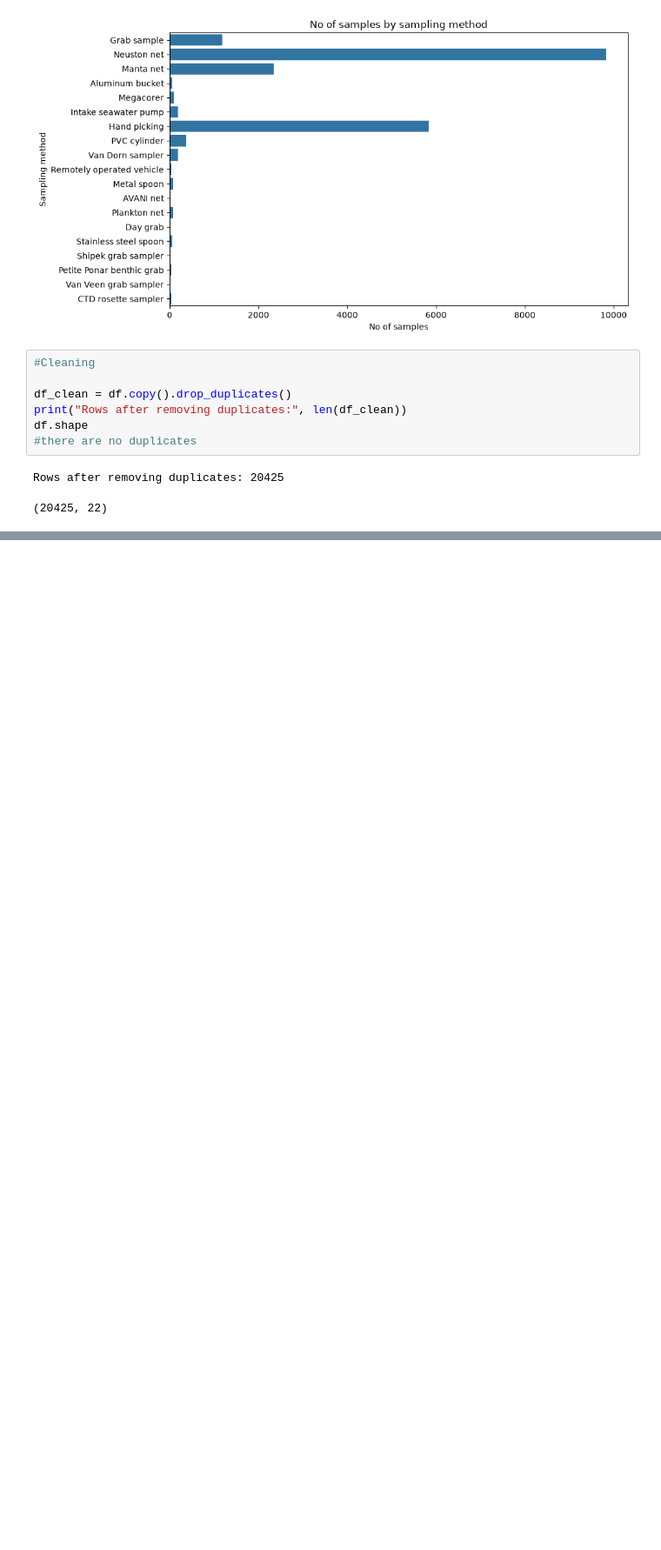
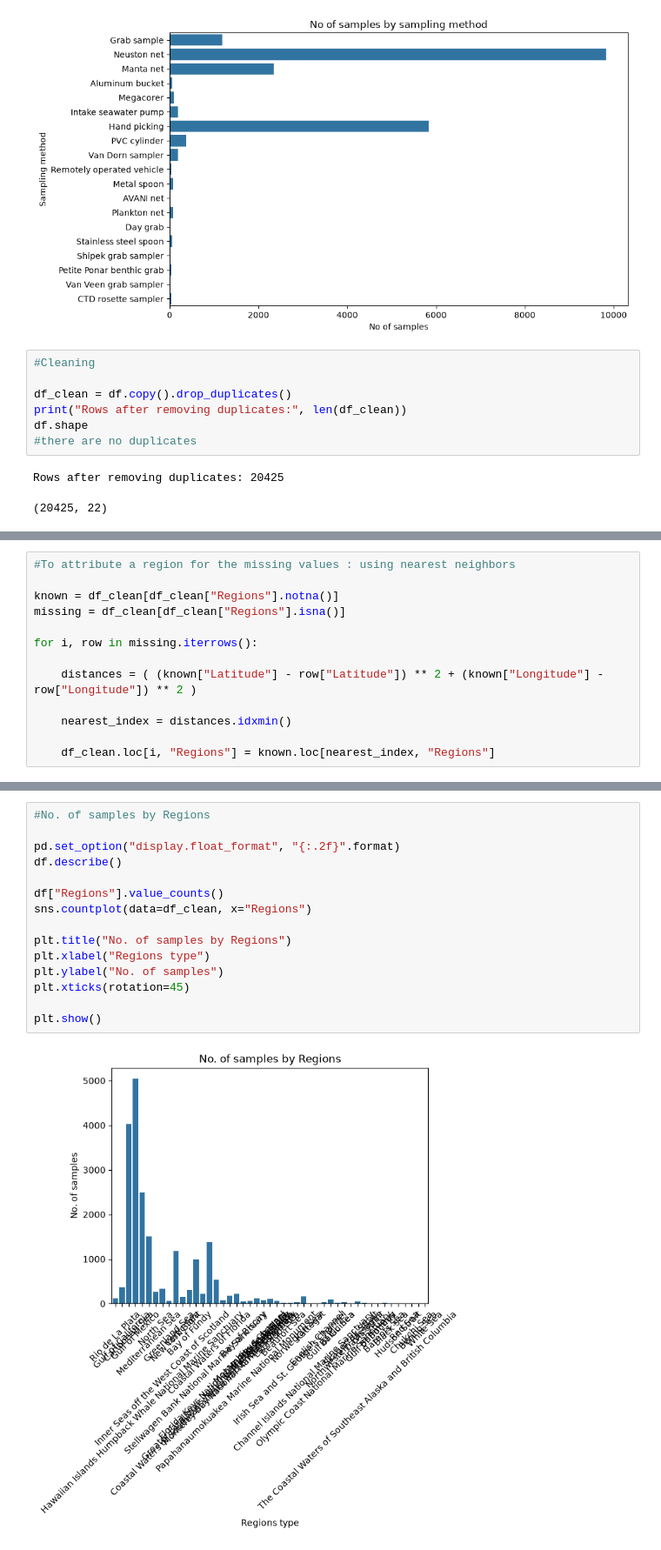
Before and after one commit to EmaSkryp/microplastic-project, a Jupyter notebook: notebooks/1_No.ipynb, the cells around one changed output, grey strips where cells are left out. Shown at 87% size. Drawn from its saved outputs; the diff is of its cells as text; blank space fills up the shorter version.

```diff
--- a/notebooks/1_No.ipynb
+++ b/notebooks/1_No.ipynb
@@ -123,0 +157,13 @@ dtype: int64
+# %%
+#To attribute a region for the missing values : using nearest neighbors
+
+known = df_clean[df_clean["Regions"].notna()]
+missing = df_clean[df_clean["Regions"].isna()]
+
+for i, row in missing.iterrows():
+
+    distances = ( (known["Latitude"] - row["Latitude"]) ** 2 + (known["Longitude"] - row["Longitude"]) ** 2 )
+
+    nearest_index = distances.idxmin()
+
+    df_clean.loc[i, "Regions"] = known.loc[nearest_index, "Regions"]
@@ -123,0 +183,17 @@ dtype: int64
+# %%
+#No. of samples by Regions
+
+pd.set_option("display.float_format", "{:.2f}".format)
+df.describe()
+
+df["Regions"].value_counts()
+sns.countplot(data=df_clean, x="Regions")
+
+plt.title("No. of samples by Regions")
+plt.xlabel("Regions type")
+plt.ylabel("No. of samples")
+plt.xticks(rotation=45)
+
+plt.show()
+# %% [output]
+[figure, added]
```
Also changed, not shown: parts of 8 cells of this notebook.
